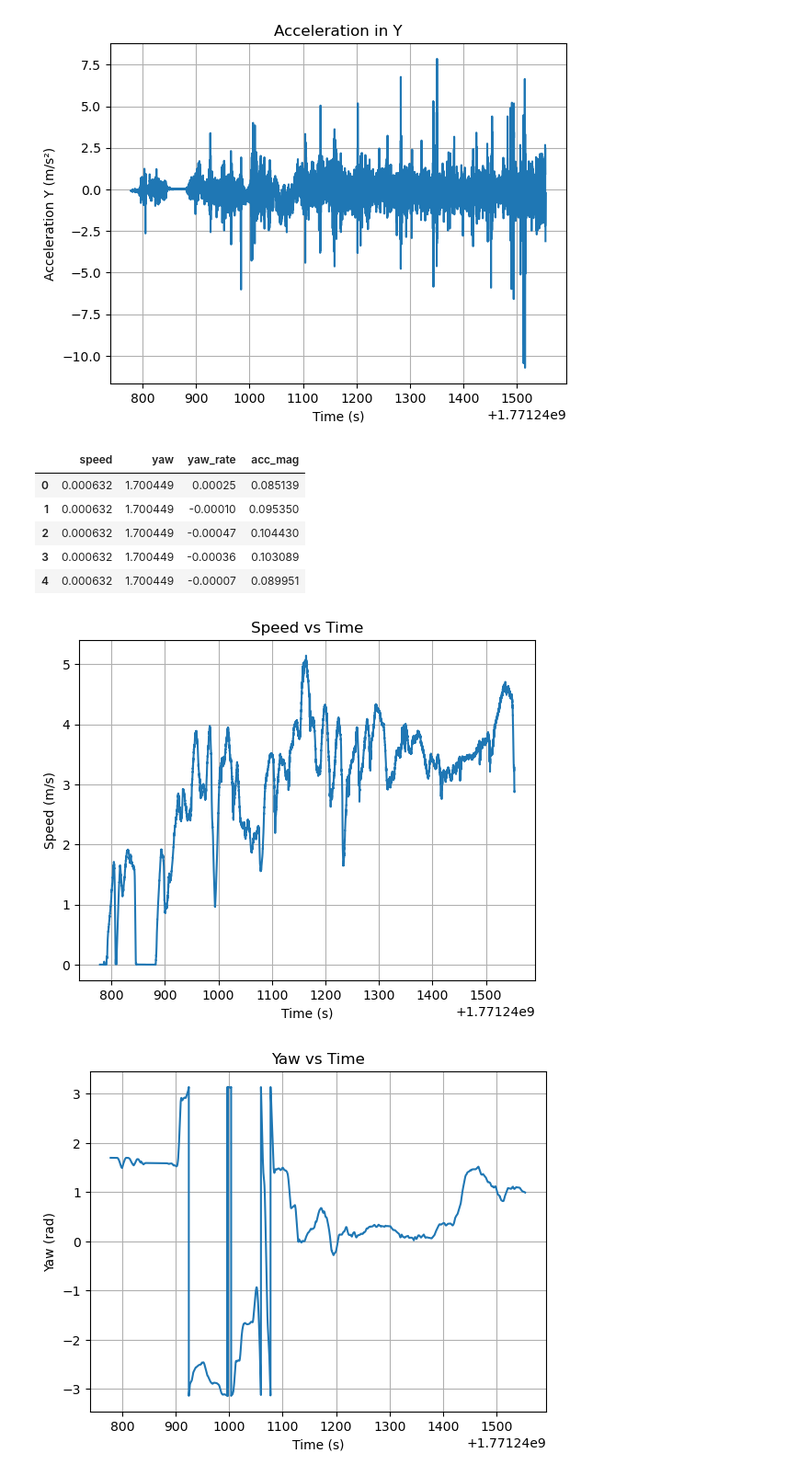
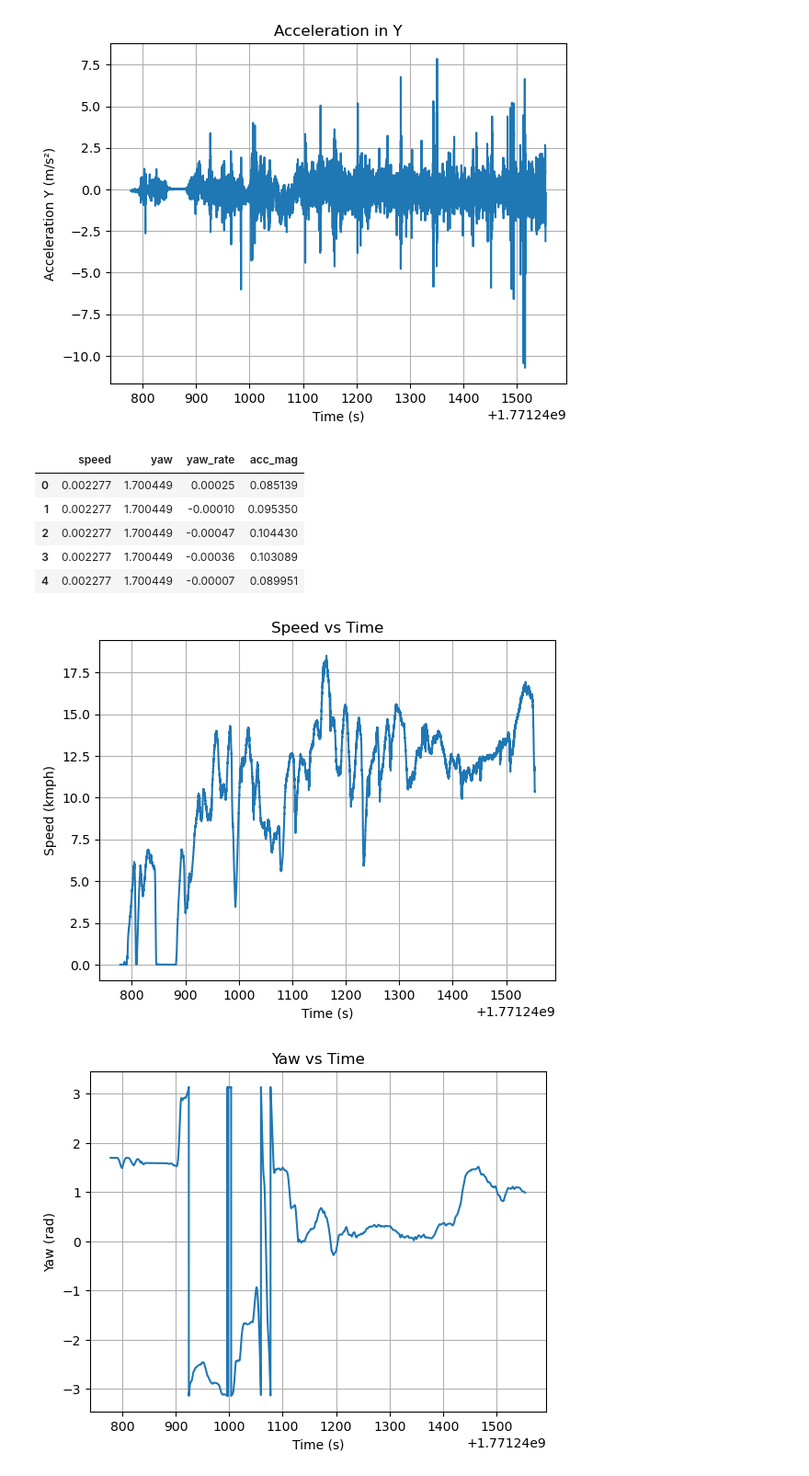
Before and after one commit to Santhosh4888/Adaptive-Cruise-Control, a Jupyter notebook: IMU+GPS_Module/Data_Extraction_IMU_Feb16th/odomenu_advanced_analysis.ipynb, the cells around one changed output. Shown at 92% size. Drawn from its saved outputs; the diff is of its cells as text; code cells hidden in the pictures.

```diff
--- a/IMU+GPS_Module/Data_Extraction_IMU_Feb16th/odomenu_advanced_analysis.ipynb
+++ b/IMU+GPS_Module/Data_Extraction_IMU_Feb16th/odomenu_advanced_analysis.ipynb
@@ -35,3 +35,12 @@ odom.head()
 | 3 | 1.771241e+09 | 22.2799 | 21.6129 | -1.9596 | 0.002818 | 0.003587 | -0.75142 | -0.659809 | -0.0002 | -0.0006 | ... | ... |
 | 4 | 1.771241e+09 | 22.2799 | 21.6129 | -1.9596 | 0.002818 | 0.003587 | -0.75142 | -0.659809 | -0.0002 | -0.0006 | ... | ... |
 5 rows × 22 columns
+# %%
+# Convert velocity columns from m/s to km/h (create new columns, avoid overwriting if they exist)
+for c in ["vel_x", "vel_y", "vel_z"]:
+    kmph_col = f"{c}_kmph"
+    if kmph_col not in odom.columns and c in odom.columns:
+        odom[kmph_col] = odom[c] * 3.6
+
+# quick check
+odom[["vel_x_kmph", "vel_y_kmph", "vel_z_kmph"]].head()
@@ -82,7 +98,7 @@ plt.show()
 # %%
 
 # Speed magnitude
-odom["speed"] = np.sqrt(odom["vel_x"]**2 + odom["vel_y"]**2)
+odom["speed"] = np.sqrt(odom["vel_x_kmph"]**2 + odom["vel_y_kmph"]**2)
 
 # Yaw from quaternion
 qw = odom["qw"]
@@ -104,22 +120,22 @@ odom["acc_mag"] = np.sqrt(odom["acc_x"]**2 + odom["acc_y"]**2)
 odom[["speed", "yaw", "yaw_rate", "acc_mag"]].head()
 # %% [output]
 |  | speed | yaw | yaw_rate | acc_mag |
-| 0 | 0.000632 | 1.700449 | 0.00025 | 0.085139 |
-| 1 | 0.000632 | 1.700449 | -0.00010 | 0.095350 |
-| 2 | 0.000632 | 1.700449 | -0.00047 | 0.104430 |
-| 3 | 0.000632 | 1.700449 | -0.00036 | 0.103089 |
-| 4 | 0.000632 | 1.700449 | -0.00007 | 0.089951 |
+| 0 | 0.002277 | 1.700449 | 0.00025 | 0.085139 |
+| 1 | 0.002277 | 1.700449 | -0.00010 | 0.095350 |
+| 2 | 0.002277 | 1.700449 | -0.00047 | 0.104430 |
+| 3 | 0.002277 | 1.700449 | -0.00036 | 0.103089 |
+| 4 | 0.002277 | 1.700449 | -0.00007 | 0.089951 |
 # %%
 
 plt.figure()
 plt.plot(odom["time"], odom["speed"])
 plt.xlabel("Time (s)")
-plt.ylabel("Speed (m/s)")
+plt.ylabel("Speed (kmph)")
 plt.title("Speed vs Time")
 plt.grid()
 plt.show()
 # %% [output]
-[figure, old version]
+[figure, new version]
 # %%
 
 plt.figure()
```
Also changed, not shown: parts of 4 cells of this notebook.
